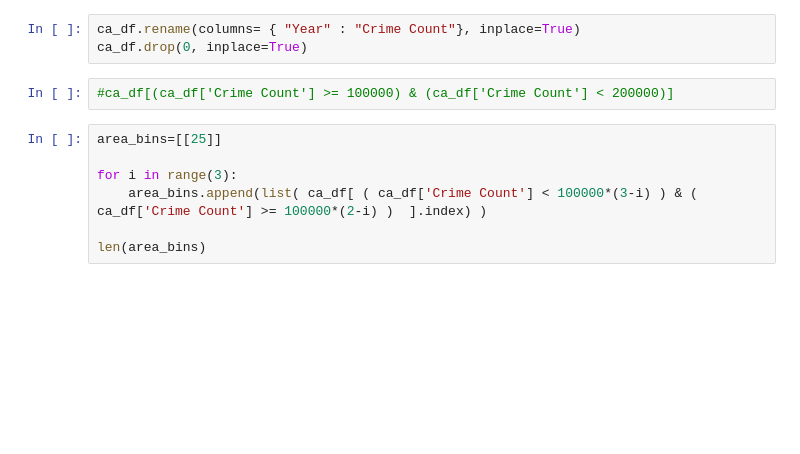
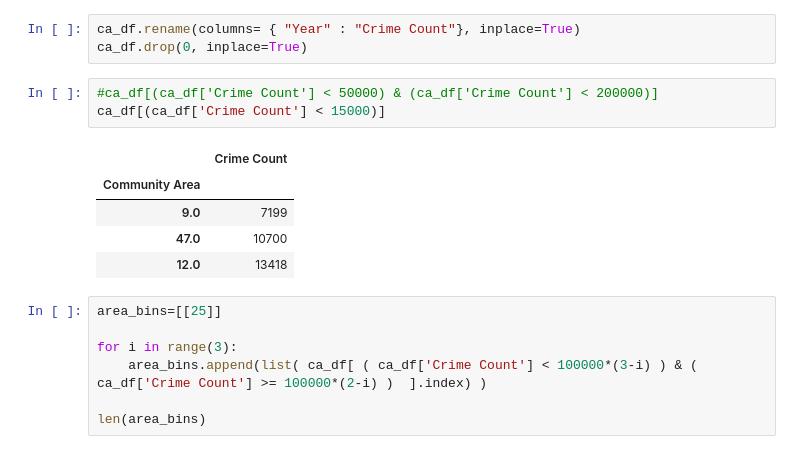
Before and after one commit to jonfoong/LW_chicago_crime_pred, a Jupyter notebook: notebooks/marko/binning_areas.ipynb, the cells around one changed output. Drawn from its saved outputs; the diff is of its cells as text; blank space fills up the shorter version.

```diff
--- a/notebooks/marko/binning_areas.ipynb
+++ b/notebooks/marko/binning_areas.ipynb
@@ -27,7 +27,14 @@ ca_df.plot(kind="bar")
 ca_df.rename(columns= { "Year" : "Crime Count"}, inplace=True)
 ca_df.drop(0, inplace=True)
 # %%
-#ca_df[(ca_df['Crime Count'] >= 100000) & (ca_df['Crime Count'] < 200000)]
+#ca_df[(ca_df['Crime Count'] < 50000) & (ca_df['Crime Count'] < 200000)]
+ca_df[(ca_df['Crime Count'] < 15000)]
+# %% [output]
+|  | Crime Count |
+| Community Area |  |
+| 9.0 | 7199 |
+| 47.0 | 10700 |
+| 12.0 | 13418 |
 # %%
 area_bins=[[25]]
 
```
Also changed, not shown: 2 other files.
